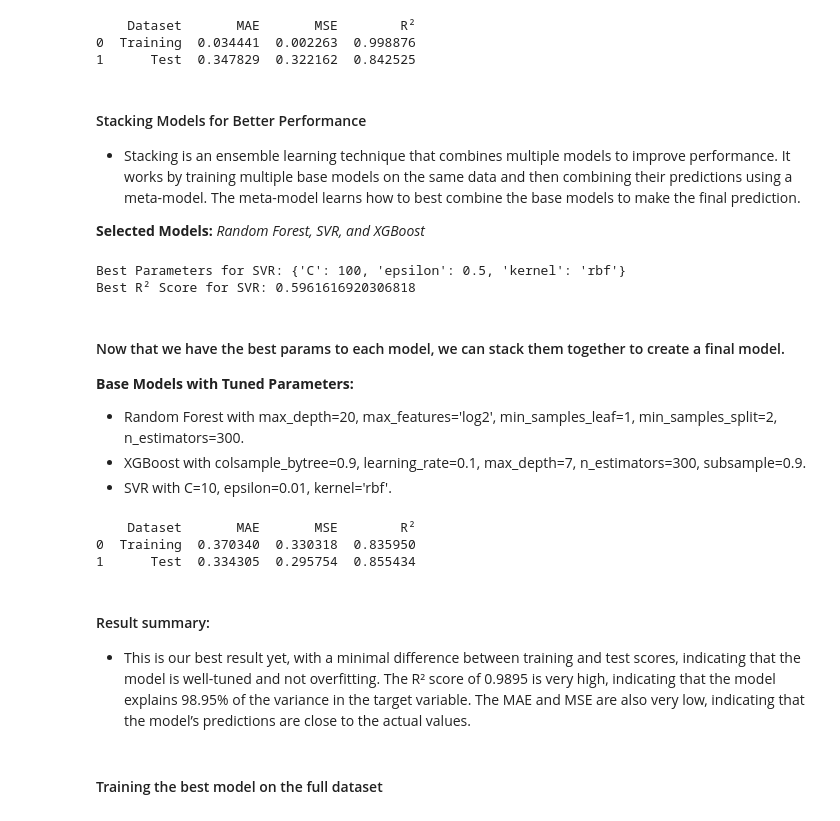
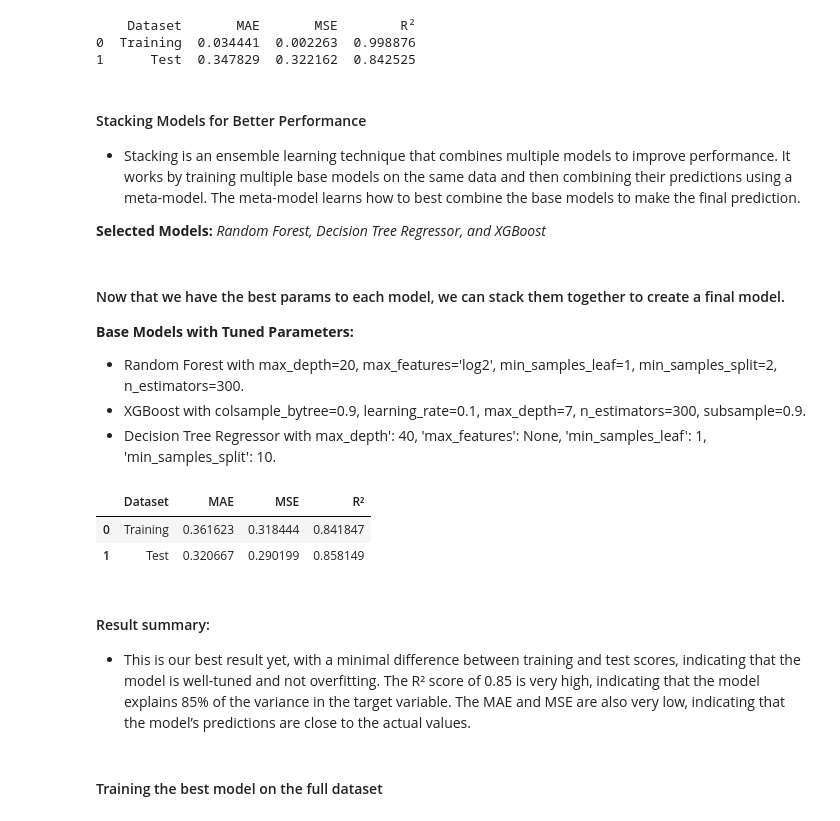
Before and after one commit to AlexRibeiro95/Environmental_factors_on_Public_health, a Jupyter notebook: notebooks/model_training(3).ipynb, the cells around one changed output. Drawn from its saved outputs; the diff is of its cells as text; code cells hidden in the pictures.

```diff
--- a/notebooks/model_training(3).ipynb
+++ b/notebooks/model_training(3).ipynb
@@ -300,7 +292,7 @@ from sklearn.model_selection import GridSearchCV
 param_grid_rf = {
     'n_estimators': [100, 200, 300],
     'max_depth': [None, 10, 20, 30],
-    'max_features': ['auto', 'sqrt', 'log2'],
+    'max_features': ['sqrt', 'log2', None],
     'min_samples_split': [2, 5, 10],
     'min_samples_leaf': [1, 2, 4]
 }
@@ -765,36 +771,7 @@ print(results_df)
 
 - Stacking is an ensemble learning technique that combines multiple models to improve performance. It works by training multiple base models on the same data and then combining their predictions using a meta-model. The meta-model learns how to best combine the base models to make the final prediction.
 
-**Selected Models:**  *Random Forest, SVR, and XGBoost*
+**Selected Models:**  *Random Forest, Decision Tree Regressor, and XGBoost*
-# %%
-# Hyperparameter tuning for SVR to find the best parameters
-
-from sklearn.svm import SVR
-from sklearn.model_selection import GridSearchCV
-
-# Define the parameter grid for SVR
-svr_param_grid = {
-    'C': [0.1, 1, 10, 100],
-    'epsilon': [0.01, 0.1, 0.5, 1],
-    'kernel': ['linear', 'rbf']
-}
-
-# Initialize the SVR model
-svr_model = SVR()
-
-# Set up GridSearchCV
-svr_grid_search = GridSearchCV(estimator=svr_model, param_grid=svr_param_grid, cv=5, scoring='r2', n_jobs=-1)
-
-# Perform the grid search
-svr_grid_search.fit(X_train, y_train)
-
-# Get the best parameters
-best_svr_params = svr_grid_search.best_params_
-print("Best Parameters for SVR:", best_svr_params)
-print("Best R² Score for SVR:", svr_grid_search.best_score_)
-# %% [output]
-Best Parameters for SVR: {'C': 100, 'epsilon': 0.5, 'kernel': 'rbf'}
-Best R² Score for SVR: 0.5961616920306818
 # %% [markdown]
 #### Now that we have the best params to each model, we can stack them together to create a final model.
 
@@ -802,22 +779,15 @@ Best R² Score for SVR: 0.5961616920306818
 
 - Random Forest with max_depth=20, max_features='log2', min_samples_leaf=1, min_samples_split=2, n_estimators=300.
 - XGBoost with colsample_bytree=0.9, learning_rate=0.1, max_depth=7, n_estimators=300, subsample=0.9.
-- SVR with C=10, epsilon=0.01, kernel='rbf'.
+- Decision Tree Regressor with max_depth': 40, 'max_features': None, 'min_samples_leaf': 1, 'min_samples_split': 10.
 # %%
-from sklearn.linear_model import LinearRegression
-from sklearn.model_selection import cross_val_predict
-import numpy as np
-import pandas as pd
-from sklearn.ensemble import RandomForestRegressor
-from xgboost import XGBRegressor
-from sklearn.svm import SVR
-from sklearn.metrics import mean_absolute_error, mean_squared_error, r2_score
-
 # Best parameters for each model
 
-best_rf_params = {'max_depth': 20, 'max_features': 'log2', 'min_samples_leaf': 1, 'min_samples_split': 2, 'n_estimators': 300}
+best_rf_params = {'max_depth': None, 'max_features': None, 'min_samples_leaf': 1, 'min_samples_split': 2, 'n_estimators': 300}
 best_xgb_params = {'colsample_bytree': 0.9, 'learning_rate': 0.1, 'max_depth': 7, 'n_estimators': 300, 'subsample': 0.9}
-best_svr_params = {'C': 10, 'epsilon': 0.01, 'kernel': 'rbf'}
+best_dtr_params = {'max_depth': 40, 'max_features': None, 'min_samples_leaf': 1, 'min_samples_split': 10}
+
+
 
 # Define the base models with the tuned parameters
 
@@ -847,41 +817,41 @@ meta_model.fit(base_predictions, y_train)
 test_base_predictions = np.zeros((X_test.shape[0], len(base_models)))
 
 for i, (name, model) in enumerate(base_models):
     model.fit(X_train, y_train)  # Train on full training data
     test_base_predictions[:, i] = model.predict(X_test)
 
 # Meta-model predictions
 
 final_predictions = meta_model.predict(test_base_predictions)
 
 # Evaluate the stacked model
 
 train_mae = mean_absolute_error(y_train, meta_model.predict(base_predictions))
 train_mse = mean_squared_error(y_train, meta_model.predict(base_predictions))
 train_r2 = r2_score(y_train, meta_model.predict(base_predictions))
 
 test_mae = mean_absolute_error(y_test, final_predictions)
 test_mse = mean_squared_error(y_test, final_predictions)
 test_r2 = r2_score(y_test, final_predictions)
 
 # Store the results in a DataFrame
 
 results_df = pd.DataFrame({
     "Dataset": ["Training", "Test"],
     "MAE": [train_mae, test_mae],
     "MSE": [train_mse, test_mse],
     "R²": [train_r2, test_r2]
 })
 
-print(results_df)
+results_df
 # %% [output]
-    Dataset       MAE       MSE        R²
-0  Training  0.370340  0.330318  0.835950
-1      Test  0.334305  0.295754  0.855434
+|  | Dataset | MAE | MSE | R² |
+| 0 | Training | 0.361623 | 0.318444 | 0.841847 |
+| 1 | Test | 0.320667 | 0.290199 | 0.858149 |
 # %% [markdown]
 #### Result summary:
 
-- This is our best result yet, with a minimal difference between training and test scores, indicating that the model is well-tuned and not overfitting. The R² score of 0.9895 is very high, indicating that the model explains 98.95% of the variance in the target variable. The MAE and MSE are also very low, indicating that the model’s predictions are close to the actual values.
+- This is our best result yet, with a minimal difference between training and test scores, indicating that the model is well-tuned and not overfitting. The R² score of 0.85 is very high, indicating that the model explains 85% of the variance in the target variable. The MAE and MSE are also very low, indicating that the model’s predictions are close to the actual values.
 # %% [markdown]
 #### Training the best model on the full dataset
 # %%
```
Also changed, not shown: parts of 20 cells of this notebook, 21 other files.
